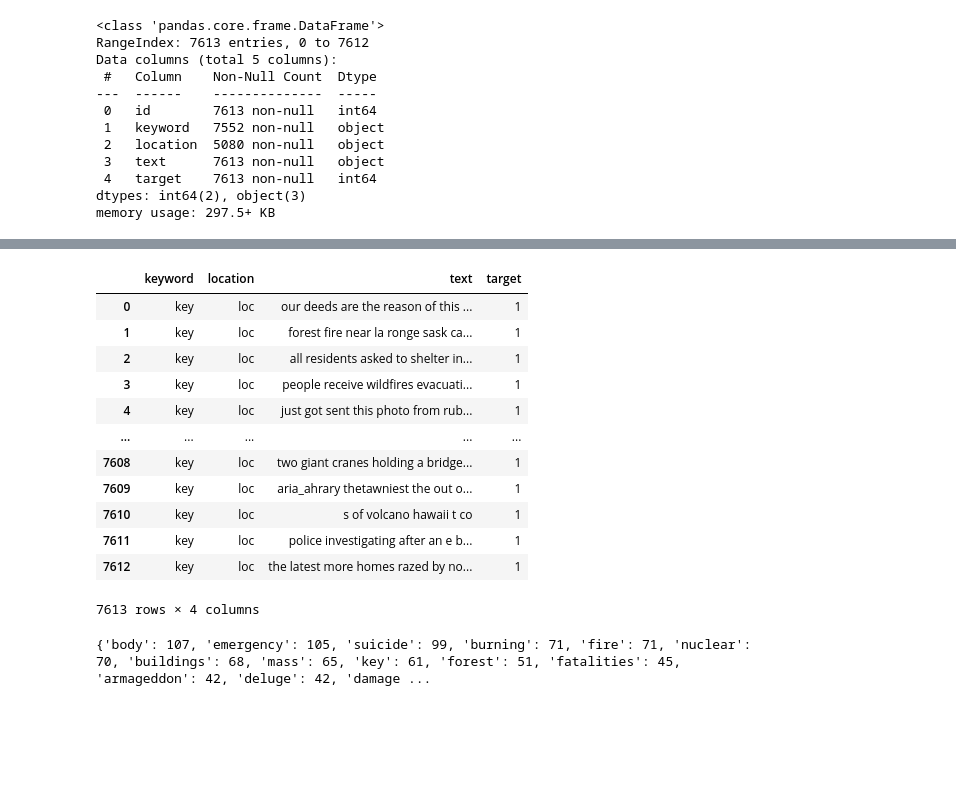
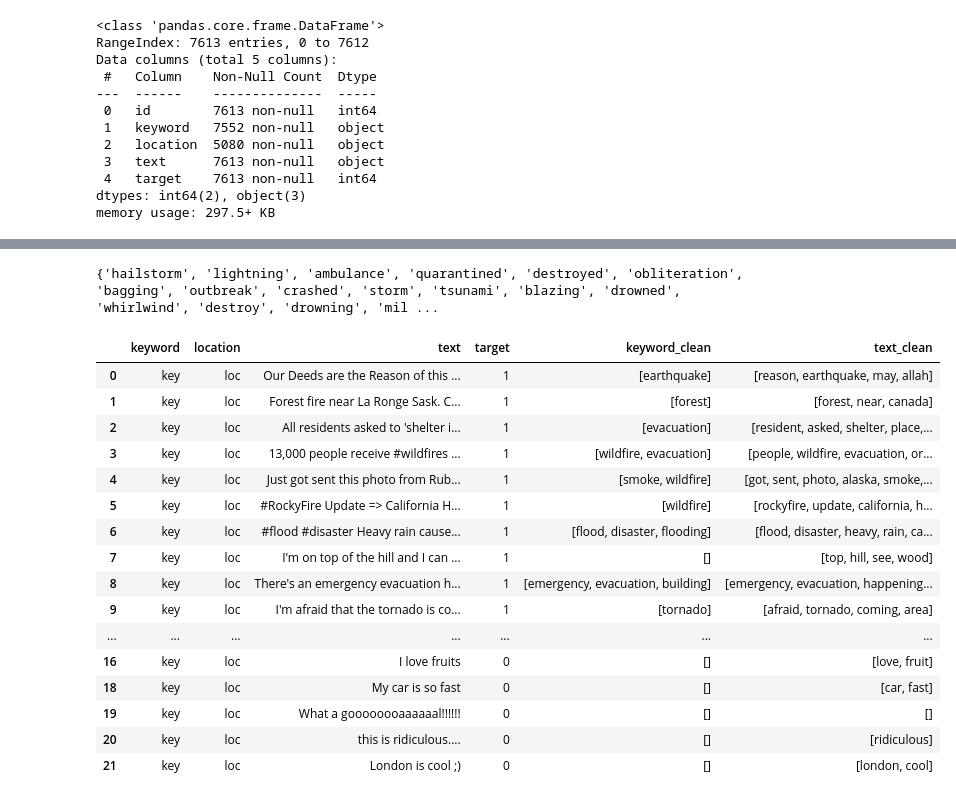
Before and after one commit to y-prog/NLP, a Jupyter notebook: NLP_kaggle_tweets_disaster.ipynb, the cells around one changed output, grey strips where cells are left out. Drawn from its saved outputs; the diff is of its cells as text; code cells hidden in the pictures; blank space fills up the shorter version.

```diff
--- a/NLP_kaggle_tweets_disaster.ipynb
+++ b/NLP_kaggle_tweets_disaster.ipynb
@@ -150,0 +164,3 @@ train_tweet['target']=target_list # include target column
+# %%
+target_percentage = 1-train_tweet.target.value_counts()[1]/train_tweet.target.value_counts()[0]
+train_tweet = train_tweet.drop(train_tweet[train_tweet['target'] == 0].sample(frac=target_percentage).index)
@@ -150,0 +494,12 @@ train_tweet['target']=target_list # include target column
+# %%
+train_tweet['target_mean'] = train_tweet.groupby('keyword_clean')['target'].transform('mean')
+fig = plt.figure(figsize=(12, 72), dpi=256)
+sns.countplot(y=train_tweet.sort_values(by='target_mean', ascending=False)['keyword_clean'],
+              hue=train_tweet.sort_values(by='target_mean', ascending=False)['target'], palette = "bright")
+
+plt.tick_params(axis='x', labelsize=15)
+plt.tick_params(axis='y', labelsize=15)
+plt.legend(loc=1)
+plt.title('Keywords distribution with respect to the target variable')
+plt.show()
+train_tweet.drop(columns=['target_mean'], inplace=True)
@@ -151,21 +512,48 @@ train_tweet['target']=target_list # include target column
+# %%
+def unique_tokens_set(df_col):
+    tokens_set = (set([''.join(sublist) for sublist in df_col]))
+     # Create a new set to store the split tokens
+    split_tokens_set = set()
+
+    # Iterate through the original set
+    for token in tokens_set:
+        # Split tokens containing more than one word
+        split_tokens = token.split()
+
+        # Remove commas from each split token and add to the new set
+        split_tokens = [t.replace(',', '') for t in split_tokens]
+        split_tokens_set.update(set(split_tokens))
+
+    return split_tokens_set
+
+unique_tokens = unique_tokens_set(train_tweet.keyword_clean)
+
+print(unique_tokens)
+# %% [output]
+{'hailstorm', 'lightning', 'ambulance', 'quarantined', 'destroyed', 'obliteration', 'bagging', 'outbreak', 'crashed', 'storm', 'tsunami', 'blazing', 'drowned', 'whirlwind', 'destroy', 'drowning', 'mil ...
+# %%
+# Find and print the tokens from each sublist that are present in the set
+present_tokens = [[token for token in sublist if token in unique_tokens] for sublist in list(train_tweet['text_clean'])]
+
+# additional keywords in column: fewer empty entries
+train_tweet['keyword_clean'] = present_tokens
 # %%
-train_tweet
+train_tweet.head(20)
 # %% [output]
-|  | keyword | location | text | target |
-| 0 | key | loc | our deeds are the reason of this ... | 1 |
-| 1 | key | loc | forest fire near la ronge sask ca... | 1 |
-| 2 | key | loc | all residents asked to shelter in... | 1 |
-| 3 | key | loc | people receive wildfires evacuati... | 1 |
-| 4 | key | loc | just got sent this photo from rub... | 1 |
-| ... | ... | ... | ... | ... |
-| 7608 | key | loc | two giant cranes holding a bridge... | 1 |
-| 7609 | key | loc | aria_ahrary thetawniest the out o... | 1 |
-| 7610 | key | loc | s of volcano hawaii t co | 1 |
-| 7611 | key | loc | police investigating after an e b... | 1 |
-| 7612 | key | loc | the latest more homes razed by no... | 1 |
+|  | keyword | location | text | target | keyword_clean | text_clean |
+| 0 | key | loc | Our Deeds are the Reason of this ... | 1 | [earthquake] | [reason, earthquake, may, allah] |
+| 1 | key | loc | Forest fire near La Ronge Sask. C... | 1 | [forest] | [forest, near, canada] |
+| 2 | key | loc | All residents asked to 'shelter i... | 1 | [evacuation] | [resident, asked, shelter, place,... |
+| 3 | key | loc | 13,000 people receive #wildfires ... | 1 | [wildfire, evacuation] | [people, wildfire, evacuation, or... |
+| 4 | key | loc | Just got sent this photo from Rub... | 1 | [smoke, wildfire] | [got, sent, photo, alaska, smoke,... |
+| 5 | key | loc | #RockyFire Update => California H... | 1 | [wildfire] | [rockyfire, update, california, h... |
+| 6 | key | loc | #flood #disaster Heavy rain cause... | 1 | [flood, disaster, flooding] | [flood, disaster, heavy, rain, ca... |
+| 7 | key | loc | I'm on top of the hill and I can ... | 1 | [] | [top, hill, see, wood] |
+| 8 | key | loc | There's an emergency evacuation h... | 1 | [emergency, evacuation, building] | [emergency, evacuation, happening... |
+| 9 | key | loc | I'm afraid that the tornado is co... | 1 | [tornado] | [afraid, tornado, coming, area] |
+| ... | ... | ... | ... | ... | ... | ... |
+| 16 | key | loc | I love fruits | 0 | [] | [love, fruit] |
+| 18 | key | loc | My car is so fast | 0 | [] | [car, fast] |
+| 19 | key | loc | What a goooooooaaaaaal!!!!!! | 0 | [] | [] |
+| 20 | key | loc | this is ridiculous.... | 0 | [] | [ridiculous] |
+| 21 | key | loc | London is cool ;) | 0 | [] | [london, cool] |
-7613 rows × 4 columns
-# %%
-dict_keyword=dict(train_tweet.keyword.value_counts()) # word frequency dictionary
-print(dict_keyword)
-# %% [output]
-{'body': 107, 'emergency': 105, 'suicide': 99, 'burning': 71, 'fire': 71, 'nuclear': 70, 'buildings': 68, 'mass': 65, 'key': 61, 'forest': 51, 'fatalities': 45, 'armageddon': 42, 'deluge': 42, 'damage ...
```
Also changed, not shown: parts of 111 cells of this notebook, 1 other file.
